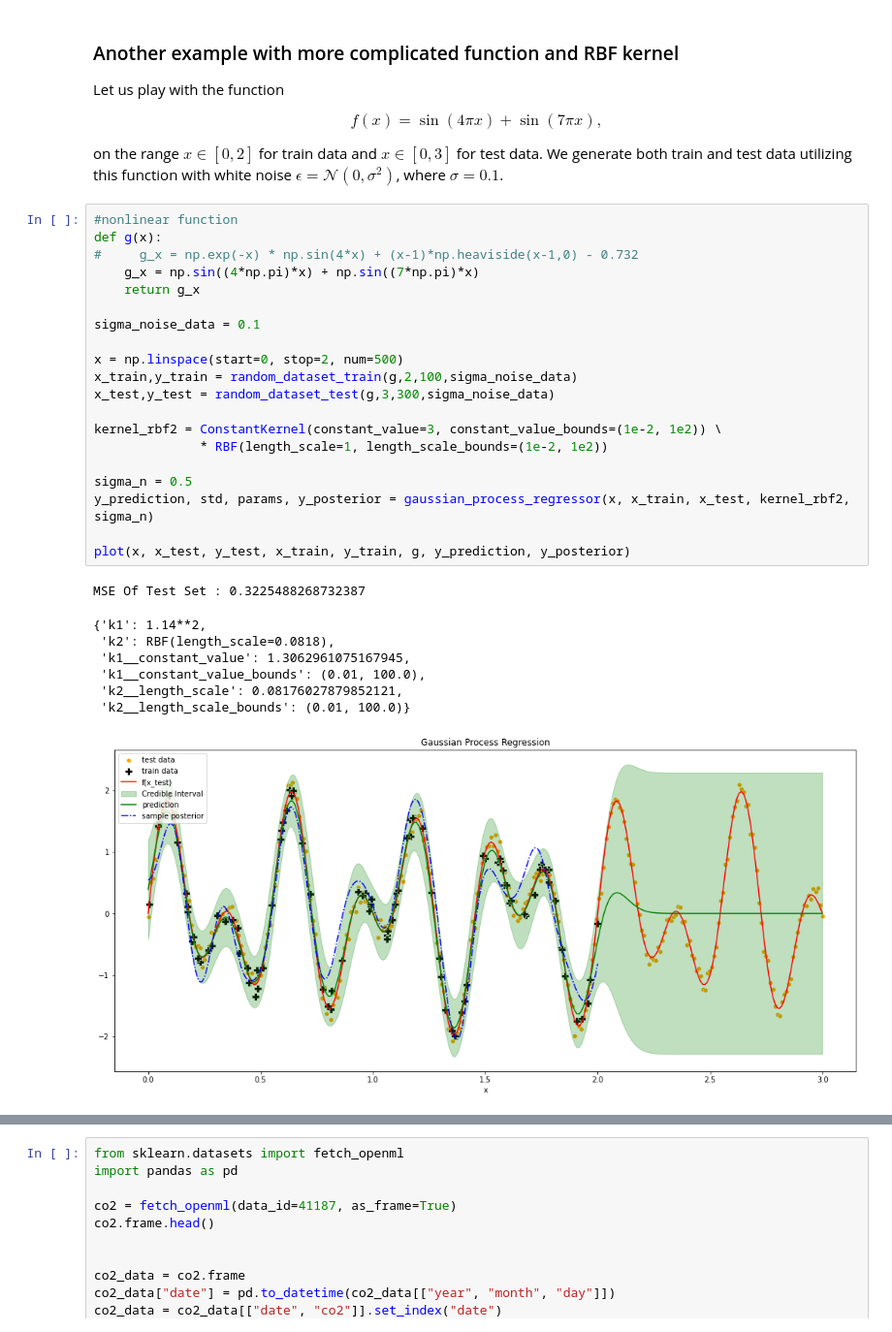
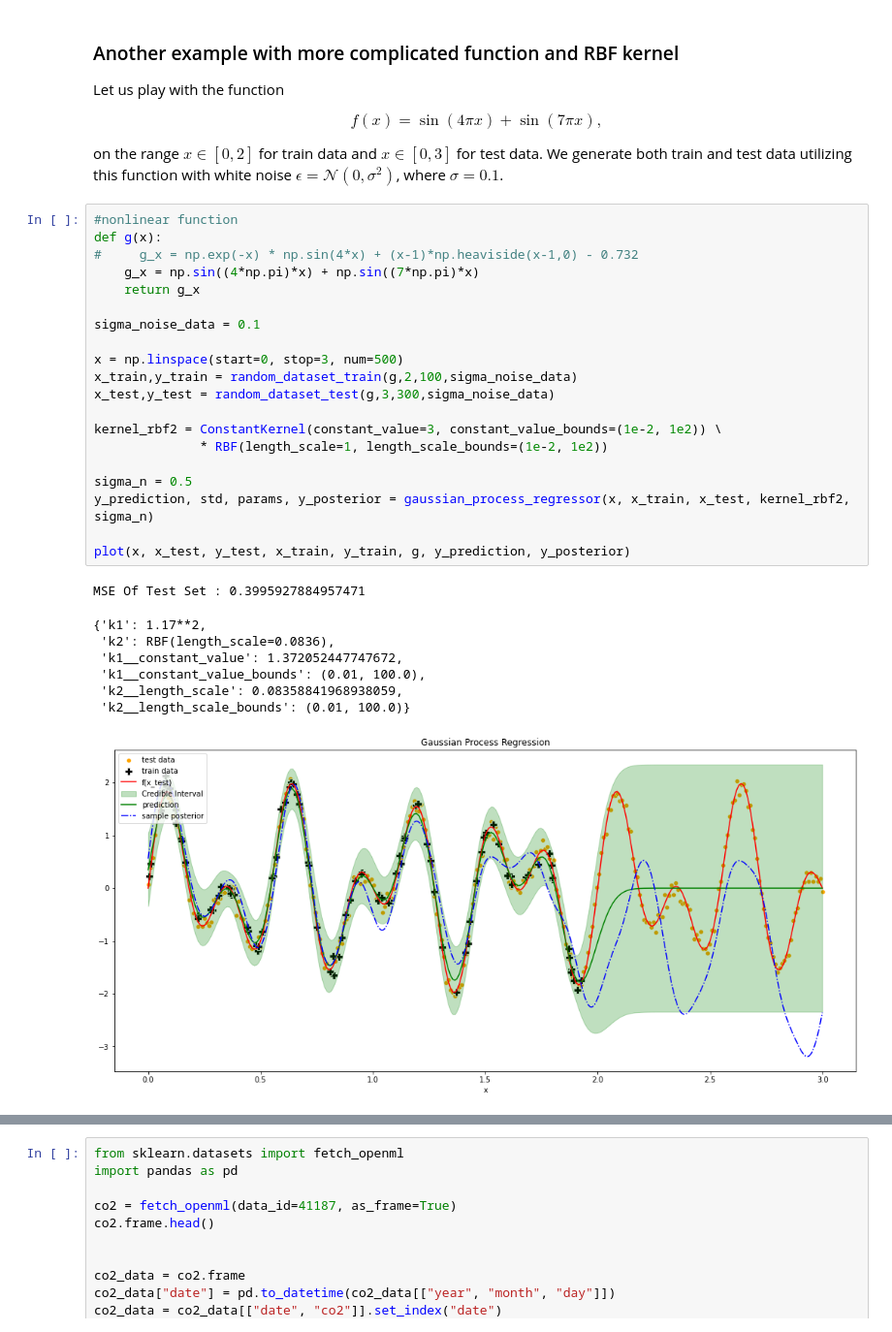
Before and after one commit to mschossler/GaussianProcess_StockPrediction, a Jupyter notebook: GP.ipynb, the cells around one changed output, grey strips where cells are left out. Shown at 97% size. Cells and saved outputs as stored; diff of their text form.

```diff
--- a/GP.ipynb
+++ b/GP.ipynb
@@ -491,32 +491,32 @@ where $\sigma=0.1$.
 # %%
 #nonlinear function
 def g(x):
 #     g_x = np.exp(-x) * np.sin(4*x) + (x-1)*np.heaviside(x-1,0) - 0.732
     g_x = np.sin((4*np.pi)*x) + np.sin((7*np.pi)*x)
     return g_x
 
 sigma_noise_data = 0.1
 
-x = np.linspace(start=0, stop=2, num=500)
+x = np.linspace(start=0, stop=3, num=500)
 x_train,y_train = random_dataset_train(g,2,100,sigma_noise_data)
 x_test,y_test = random_dataset_test(g,3,300,sigma_noise_data)
 
 kernel_rbf2 = ConstantKernel(constant_value=3, constant_value_bounds=(1e-2, 1e2)) \
               * RBF(length_scale=1, length_scale_bounds=(1e-2, 1e2))
 
 sigma_n = 0.5
 y_prediction, std, params, y_posterior = gaussian_process_regressor(x, x_train, x_test, kernel_rbf2, sigma_n)
 
 plot(x, x_test, y_test, x_train, y_train, g, y_prediction, y_posterior)
 # %% [output]
-MSE Of Test Set : 0.3225488268732387
+MSE Of Test Set : 0.3995927884957471
-{'k1': 1.14**2,
- 'k2': RBF(length_scale=0.0818),
- 'k1__constant_value': 1.3062961075167945,
+{'k1': 1.17**2,
+ 'k2': RBF(length_scale=0.0836),
+ 'k1__constant_value': 1.372052447747672,
  'k1__constant_value_bounds': (0.01, 100.0),
- 'k2__length_scale': 0.08176027879852121,
+ 'k2__length_scale': 0.08358841968938059,
  'k2__length_scale_bounds': (0.01, 100.0)}
-[figure, old version]
+[figure, new version]
 # %% [markdown]
 ## Gaussian process regression (GPR) on Mauna Loa CO2 data
 
```
Also changed, not shown: parts of 4 cells of this notebook.
